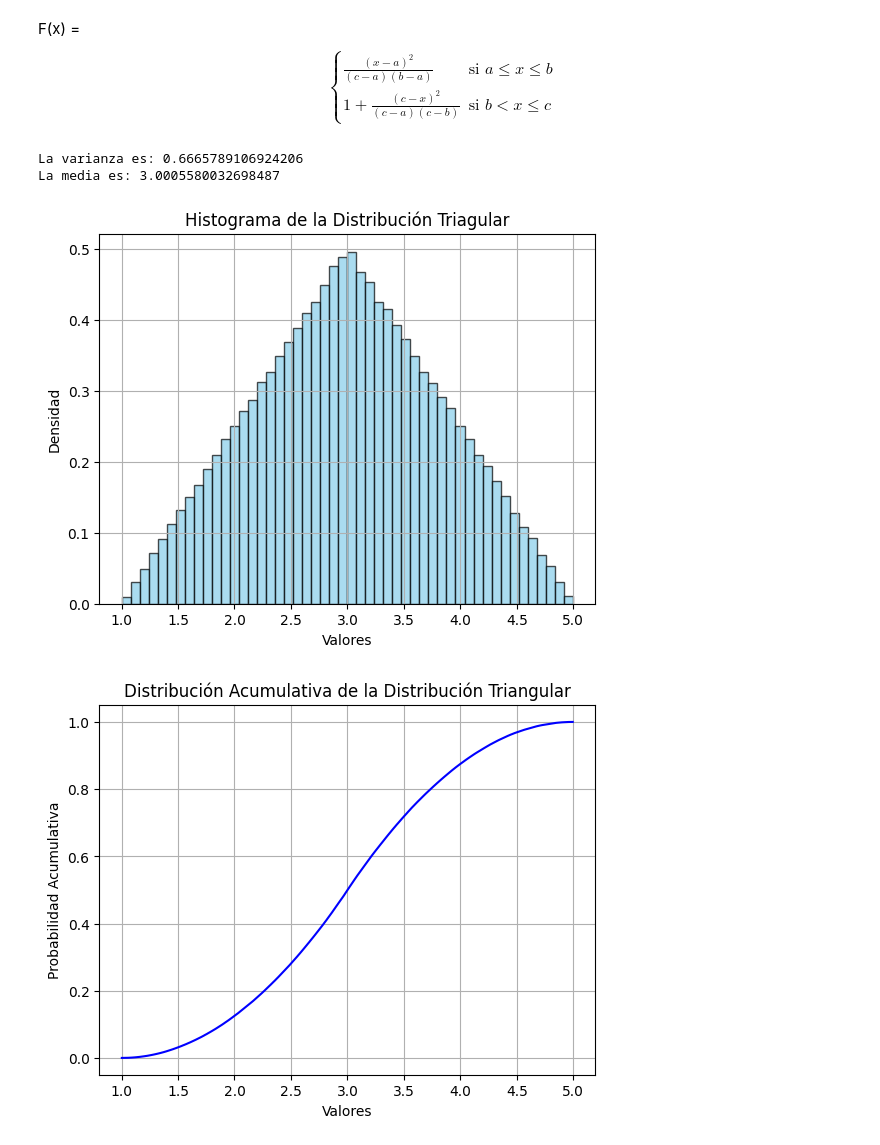
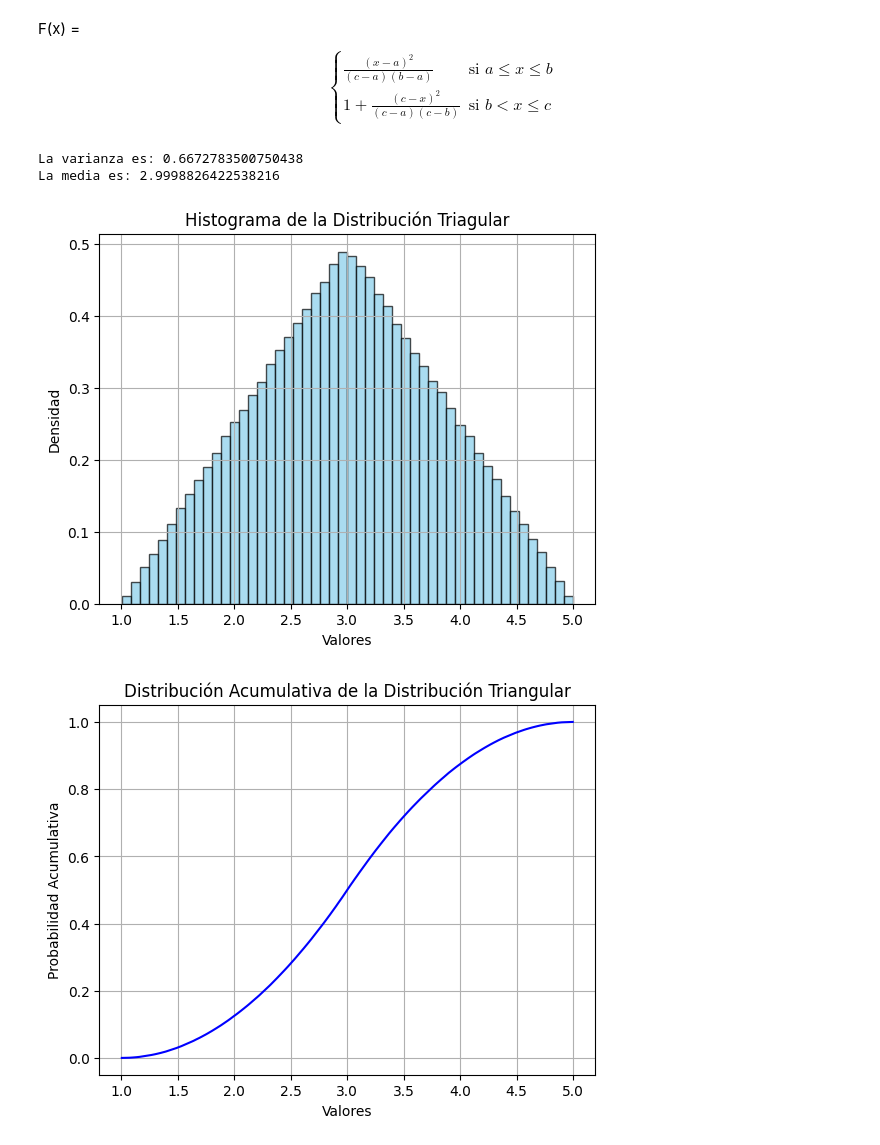
Before and after one commit to JimenezHAnaFer/SIMULACION-1, a Jupyter notebook: Distribución_Triangular.ipynb, the cells around one changed output. Cells and saved outputs as stored; diff of their text form; code cells hidden in the pictures.

```diff
--- a/Distribución_Triangular.ipynb
+++ b/Distribución_Triangular.ipynb
@@ -57,29 +2,0 @@ plt.hist(distribucion_triangular(a, b, c, n), bins=50, density=True, color='skyb
-# %%
-import numpy as np
-import matplotlib.pyplot as plt
-import random as rd
-
-# Parámetros de la distribución triangular
-a = 2   # mínimo
-b = 6  # moda
-c = 10   # maximo
-n=1000  #cantidad de numeros aleatorios
-# Función para generar valores con distribución triangular
-def distribucion_triangular(a, b, c, n):
-    resultados = []
-    for _ in range(n):
-        r = rd.random() # genera un valor entre 0 y 1
-        if r < (b-a)/(c-a):  # Zona izquierda (a ≤ x ≤ c): línea creciente    &    Zona derecha (c < x ≤ b): línea decreciente
-            x = a + np.sqrt(r*(c-a)*(b-a))   #Función acomulativa
-        else:
-            x = c - np.sqrt((1-r)*(c-a)*(c-b))  #Función acumulativa
-        resultados.append(x)
-    return np.array(resultados)
-
-#print(distribucion_triangular(a, b, c, n))
-
-# Generar muestra
-muestra = distribucion_triangular(a, b, c, 10000)
-
-print(np.var(muestra))
-print(np.mean(muestra))
@@ -117,7 +29,7 @@ import random as rd
 a = 1   # mínimo
 b = 3  # moda
 c = 5   # maximo
-n=500000  #cantidad de numeros aleatorios
+n=1000000  #cantidad de numeros aleatorios
 
 resultados = []
 # Función para generar valores con distribución triangular
@@ -137,34 +49,34 @@ def distribucion_triangular(a, b, c, n):
 # Generar muestra
 muestra = distribucion_triangular(a, b, c, n)
 
 
 
 print('La varianza es:', np.var(muestra))
 print('La media es:', np.mean(muestra))
 
 
 plt.hist(muestra, bins=50, density=True, color='skyblue', edgecolor='black', alpha=0.7)
 plt.title('Histograma de la Distribución Triagular')
 plt.xlabel('Valores')
 plt.ylabel('Densidad')
 plt.grid(True)
 plt.show()
 
 
 # Calcular la distribución acumulativa
 acumulativa = np.sort(muestra)
 for i in range(len(acumulativa)):
     acumulativa[i] = (i + 1) / len(acumulativa)  #Recuerda que se le suma 1 al numerador
 
 # Graficar la distribución acumulativa
 plt.plot(np.sort(muestra), acumulativa, linestyle='-', color='blue')
 plt.title('Distribución Acumulativa de la Distribución Triangular')
 plt.xlabel('Valores')
 plt.ylabel('Probabilidad Acumulativa')
 plt.grid(True)
 plt.show()
 # %% [output]
-La varianza es: 0.6665789106924206
-La media es: 3.0005580032698487
+La varianza es: 0.6672783500750438
+La media es: 2.9998826422538216
-[figure, old version]
+[figure, new version]
 [figure]
```
Also changed, not shown: parts of 5 cells of this notebook.
